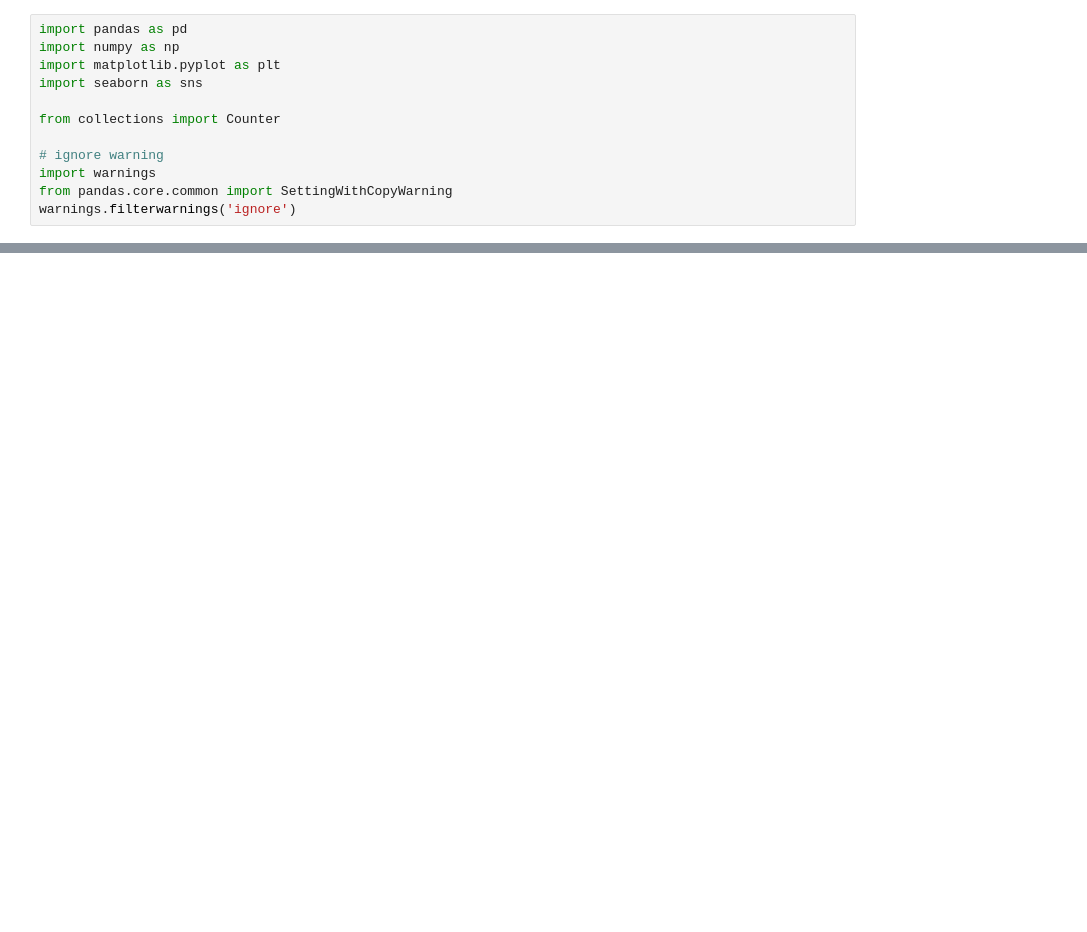
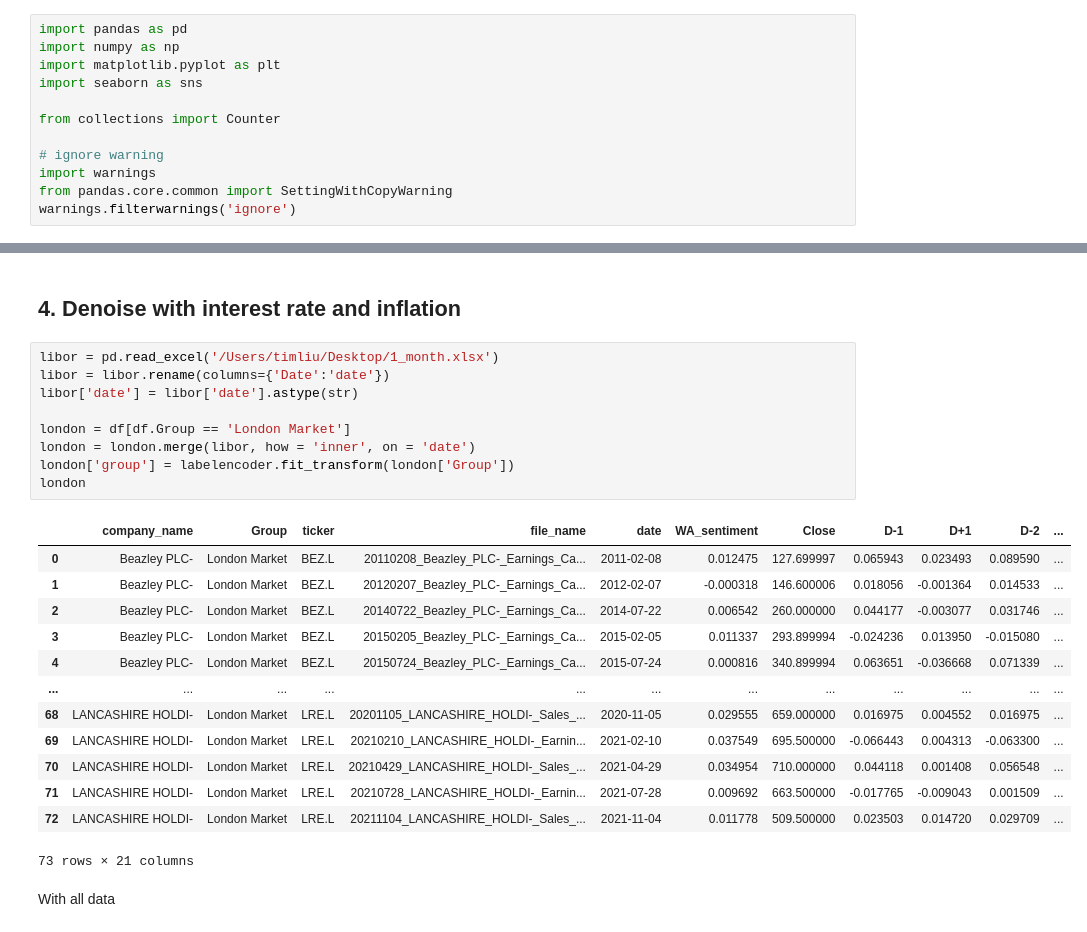
Before and after one commit to BoE-ARP-Bayes-MSc-BA/BoE_ARP_test03, a Jupyter notebook: Improve_sentiment.ipynb, the cells around one changed output, grey strips where cells are left out. Saved outputs shown, nothing was run; the diff lists cells and outputs as text; blank space fills up the shorter version.

```diff
--- a/Improve_sentiment.ipynb
+++ b/Improve_sentiment.ipynb
@@ -406,0 +287,27 @@ WARNING: p-values calculated in this manner behave correctly for un-penalized mo
+# %% [markdown]
+## 4. Denoise with interest rate and inflation
+# %%
+libor = pd.read_excel('/Users/timliu/Desktop/1_month.xlsx')
+libor = libor.rename(columns={'Date':'date'})
+libor['date'] = libor['date'].astype(str)
+
+london = df[df.Group == 'London Market']
+london = london.merge(libor, how = 'inner', on = 'date')
+london['group'] = labelencoder.fit_transform(london['Group'])
+london
+# %% [output]
+|  | company_name | Group | ticker | file_name | date | WA_sentiment | Close | D-1 | D+1 | D-2 | ... |
+| 0 | Beazley PLC- | London Market | BEZ.L | 20110208_Beazley_PLC-_Earnings_Ca... | 2011-02-08 | 0.012475 | 127.699997 | 0.065943 | 0.023493 | 0.089590 | ... |
+| 1 | Beazley PLC- | London Market | BEZ.L | 20120207_Beazley_PLC-_Earnings_Ca... | 2012-02-07 | -0.000318 | 146.600006 | 0.018056 | -0.001364 | 0.014533 | ... |
+| 2 | Beazley PLC- | London Market | BEZ.L | 20140722_Beazley_PLC-_Earnings_Ca... | 2014-07-22 | 0.006542 | 260.000000 | 0.044177 | -0.003077 | 0.031746 | ... |
+| 3 | Beazley PLC- | London Market | BEZ.L | 20150205_Beazley_PLC-_Earnings_Ca... | 2015-02-05 | 0.011337 | 293.899994 | -0.024236 | 0.013950 | -0.015080 | ... |
+| 4 | Beazley PLC- | London Market | BEZ.L | 20150724_Beazley_PLC-_Earnings_Ca... | 2015-07-24 | 0.000816 | 340.899994 | 0.063651 | -0.036668 | 0.071339 | ... |
+| ... | ... | ... | ... | ... | ... | ... | ... | ... | ... | ... | ... |
+| 68 | LANCASHIRE HOLDI- | London Market | LRE.L | 20201105_LANCASHIRE_HOLDI-_Sales_... | 2020-11-05 | 0.029555 | 659.000000 | 0.016975 | 0.004552 | 0.016975 | ... |
+| 69 | LANCASHIRE HOLDI- | London Market | LRE.L | 20210210_LANCASHIRE_HOLDI-_Earnin... | 2021-02-10 | 0.037549 | 695.500000 | -0.066443 | 0.004313 | -0.063300 | ... |
+| 70 | LANCASHIRE HOLDI- | London Market | LRE.L | 20210429_LANCASHIRE_HOLDI-_Sales_... | 2021-04-29 | 0.034954 | 710.000000 | 0.044118 | 0.001408 | 0.056548 | ... |
+| 71 | LANCASHIRE HOLDI- | London Market | LRE.L | 20210728_LANCASHIRE_HOLDI-_Earnin... | 2021-07-28 | 0.009692 | 663.500000 | -0.017765 | -0.009043 | 0.001509 | ... |
+| 72 | LANCASHIRE HOLDI- | London Market | LRE.L | 20211104_LANCASHIRE_HOLDI-_Sales_... | 2021-11-04 | 0.011778 | 509.500000 | 0.023503 | 0.014720 | 0.029709 | ... |
+73 rows × 21 columns
+# %% [markdown]
+With all data
```
Also changed, not shown: parts of 49 cells of this notebook.
